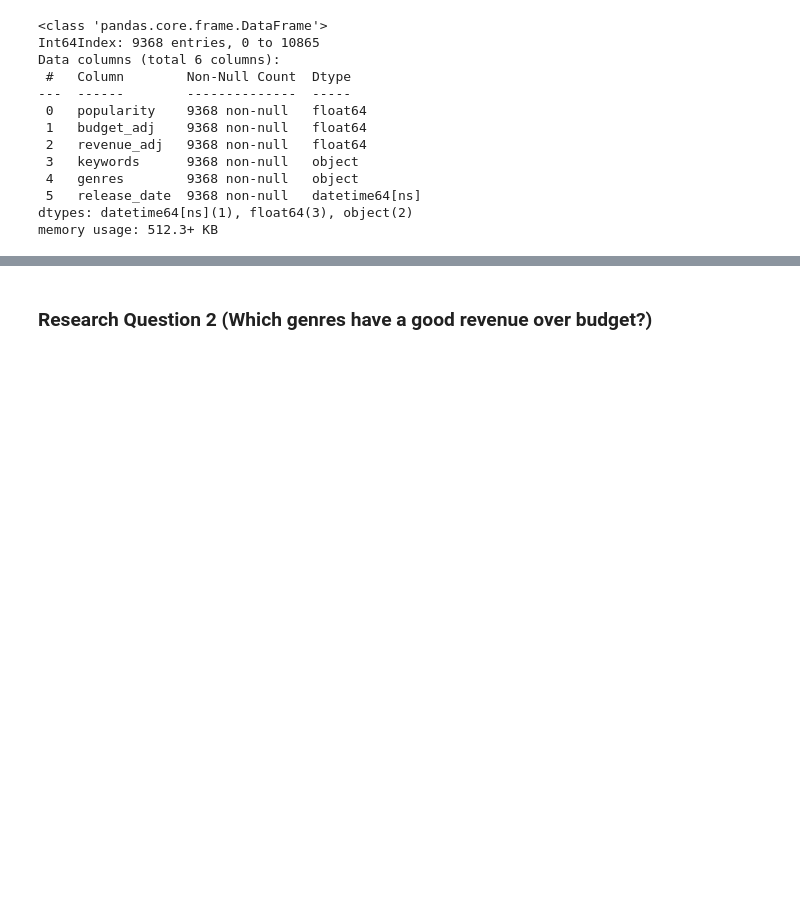
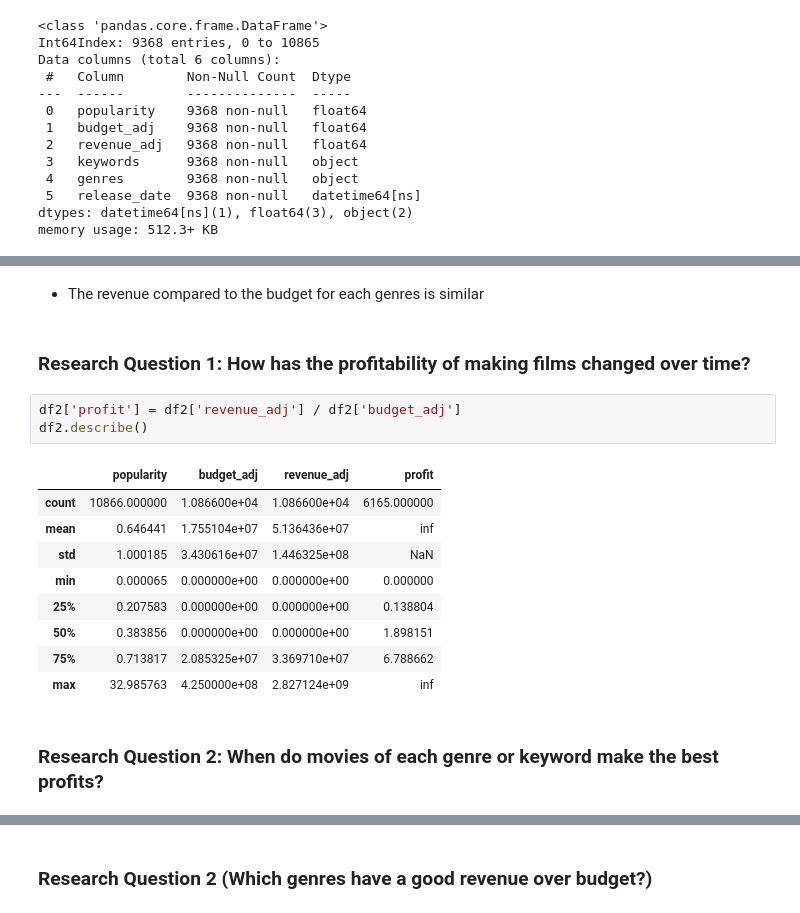
Before and after one commit to leeh8911/UdacityDataAnalyst, a Jupyter notebook: Project2/Investigate_a_Dataset.ipynb, the cells around one changed output, grey strips where cells are left out. Saved outputs shown, nothing was run; the diff lists cells and outputs as text; blank space fills up the shorter version.

```diff
--- a/Project2/Investigate_a_Dataset.ipynb
+++ b/Project2/Investigate_a_Dataset.ipynb
@@ -149,3 +241,22 @@ array([[<AxesSubplot:xlabel='popularity', ylabel='popularity'>,
+# %% [markdown]
+* The revenue compared to the budget for each genres is similar
+# %% [markdown]
+### Research Question 1: How has the profitability of making films changed over time?
+# %%
+df2['profit'] = df2['revenue_adj'] / df2['budget_adj']
+df2.describe()
+# %% [output]
+|  | popularity | budget_adj | revenue_adj | profit |
+| count | 10866.000000 | 1.086600e+04 | 1.086600e+04 | 6165.000000 |
+| mean | 0.646441 | 1.755104e+07 | 5.136436e+07 | inf |
+| std | 1.000185 | 3.430616e+07 | 1.446325e+08 | NaN |
+| min | 0.000065 | 0.000000e+00 | 0.000000e+00 | 0.000000 |
+| 25% | 0.207583 | 0.000000e+00 | 0.000000e+00 | 0.138804 |
+| 50% | 0.383856 | 0.000000e+00 | 0.000000e+00 | 1.898151 |
+| 75% | 0.713817 | 2.085325e+07 | 3.369710e+07 | 6.788662 |
+| max | 32.985763 | 4.250000e+08 | 2.827124e+09 | inf |
+# %% [markdown]
+### Research Question 2: When do movies of each genre or keyword make the best profits?
 # %%
 from sklearn.preprocessing import MinMaxScaler
 import scipy.stats as stats
```
Also changed, not shown: parts of 11 cells of this notebook.
